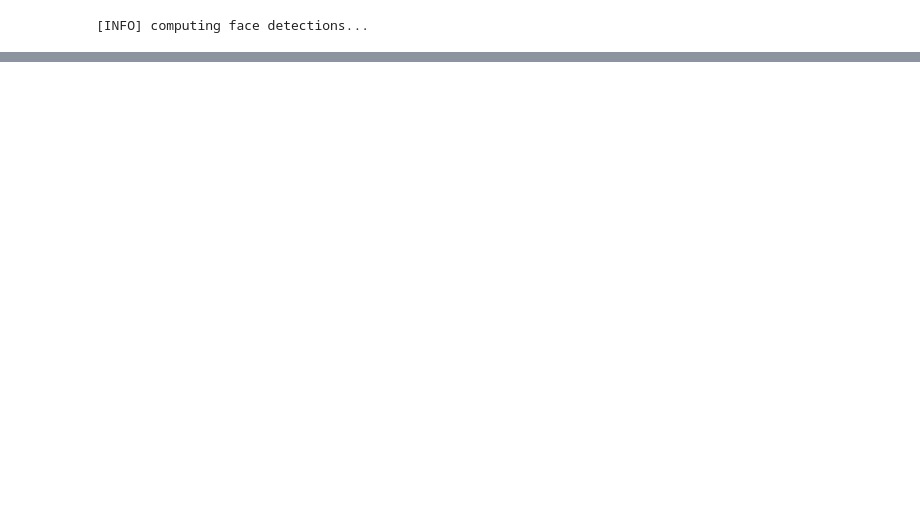
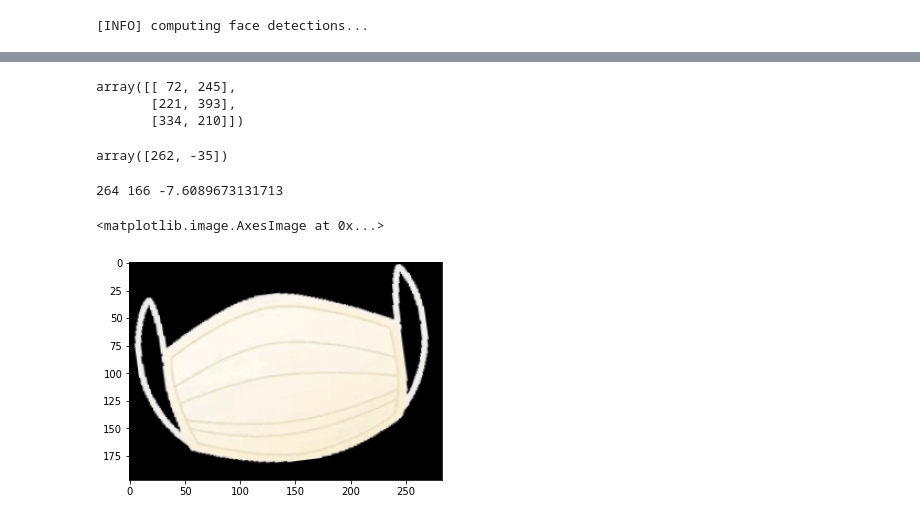
Before and after one commit to Wo0kie3/CovidMaskApplier, a Jupyter notebook: notebook.ipynb, the cells around one changed output, grey strips where cells are left out. Drawn from its saved outputs; the diff is of its cells as text; code cells hidden in the pictures; blank space fills up the shorter version.

Commit message:
masks on

```diff
--- a/notebook.ipynb
+++ b/notebook.ipynb
@@ -221,0 +298,10 @@ cv2.waitKey(0)
+# %%
+image = cv2.imread('./data/face.jpg')
+image = imutils.resize(image, width=500)
+gray = cv2.cvtColor(image, cv2.COLOR_BGR2GRAY)
+# detect faces in the grayscale image
+rects = detector(gray, 1)
+# %%
+shape = predictor(gray, rects[0])
+shape = face_utils.shape_to_np(shape)
+shape
@@ -221,0 +326,11 @@ cv2.waitKey(0)
+# %%
+coords = shape[[0, 8, 16]]
+coords
+# %% [output]
+array([[ 72, 245],
+       [221, 393],
+       [334, 210]])
+# %%
+coords[2] - coords[0]
+# %% [output]
+array([262, -35])
@@ -221,0 +339,20 @@ cv2.waitKey(0)
+# %%
+diff = coords[2] - coords[0]
+
+width = int(sum((diff) ** 2) ** (1/2))
+mid = (coords[0] + coords[2]) / 2
+height = int(sum((mid - coords[1]) ** 2) ** (1/2))
+
+angle = np.degrees(np.arctan2(diff[1], diff[0]))
+
+print(width, height, angle)
+# %% [output]
+264 166 -7.6089673131713
+# %%
+s_img = cv2.imread("./data/mask.png")
+s_img = imutils.resize(s_img, width=width, height=height)
+s_img = imutils.rotate_bound(s_img, angle)
+plt.imshow(s_img)
+# %% [output]
+<matplotlib.image.AxesImage at 0x...>
+[figure, added]
```
Also changed, not shown: parts of 22 cells of this notebook.
